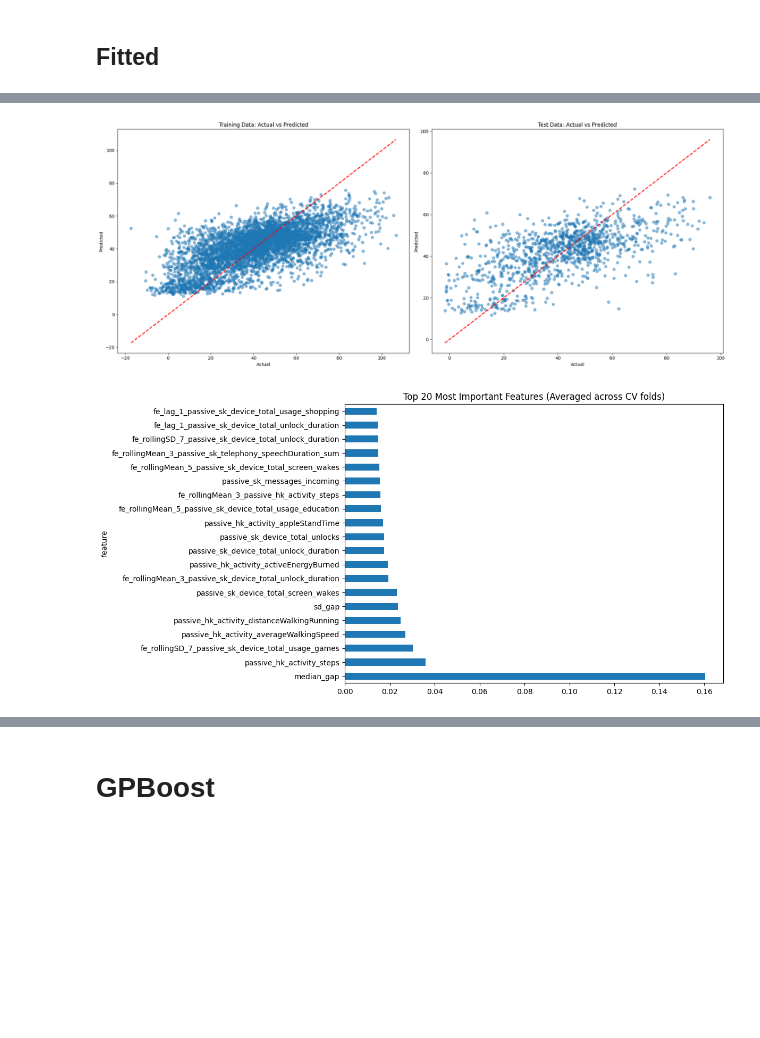
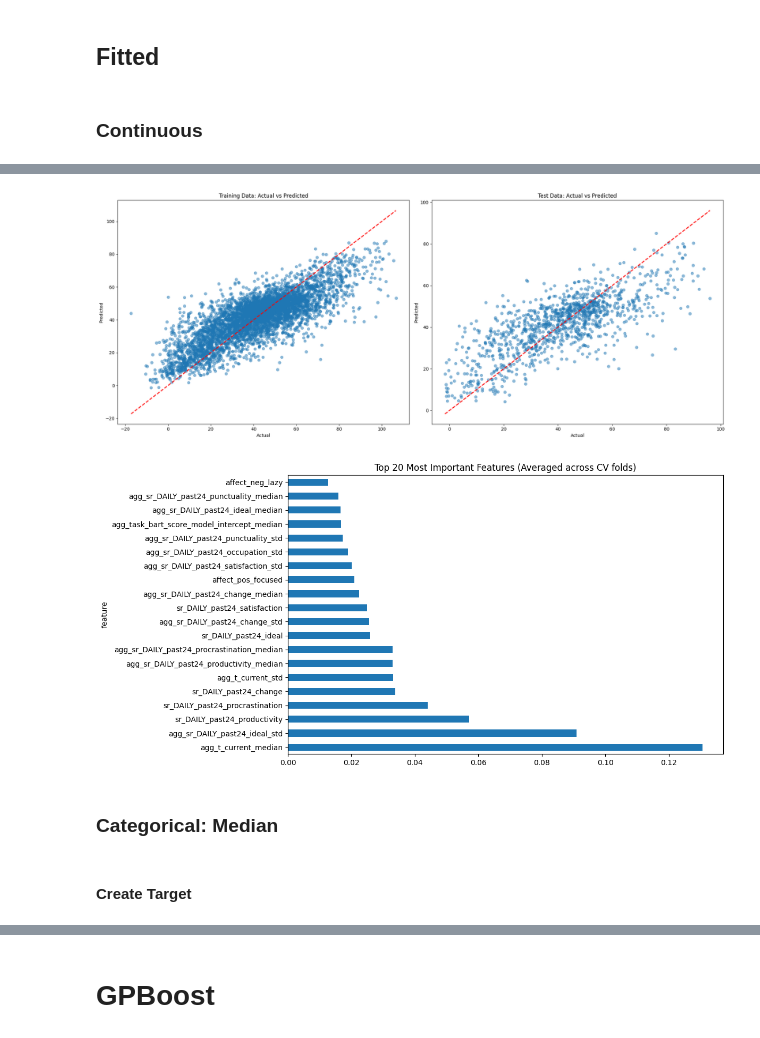
Before and after one commit to danieljwilson/3_3_experience_sampling, a Jupyter notebook: 3_3_3_data_analysis/02_analysis/Models/06_xgboost.ipynb, the cells around one changed output, grey strips where cells are left out. Drawn from its saved outputs; the diff is of its cells as text; code cells hidden in the pictures; blank space fills up the shorter version.

```diff
--- a/3_3_3_data_analysis/02_analysis/Models/06_xgboost.ipynb
+++ b/3_3_3_data_analysis/02_analysis/Models/06_xgboost.ipynb
@@ -224,3 +245,5 @@ test_data = test_data[test_data['PID'] != 'c8b323ca-be8b-4374-ab2c-b4788e4a0e3d'
 # Drop rows with missing values in t_current
 train_data_clean = train_data.dropna(subset=['t_current'])
 test_data_clean = test_data.dropna(subset=['t_current'])
+train_data_all_clean = train_data_all.dropna(subset=['t_current'])
+test_data_all_clean = test_data_all.dropna(subset=['t_current'])
@@ -279,9 +333,9 @@ features
 # %%
 # list of features that do not include string 'fe'
-features = [f for f in features if 'fe' not in f]
+fe_features = [f for f in features if 'fe' not in f]
 
-# remove weekend and day_of_week_4
-features = [f for f in features if f not in ['weekend', 'day_of_week_4']]
+# remove dummy coded days
+fe_features = [f for f in fe_features if 'weekend' not in f and 'day_of_week' not in f]
 
 # add t_current to features
-features.append('t_current')
+fe_features.append('t_current')
@@ -308,0 +342,22 @@ features.append('t_current')
+# %%
+# # Calculate median and sd for each feature within PID groups for train_data_clean
+# pid_stats_clean = train_data_clean.groupby('PID')[fe_features].agg(['median', 'std']).reset_index()
+
+# # Flatten multi-level column names with 'agg_' prefix
+# pid_stats_clean.columns = ['PID'] + [f'agg_{col[0]}_{col[1]}' for col in pid_stats_clean.columns[1:]]
+
+# Calculate median and sd for each feature within PID groups for train_data_all_clean
+pid_stats_all = train_data_all_clean.groupby('PID')[fe_features].agg(['median', 'std']).reset_index()
+
+# Flatten multi-level column names with 'agg_' prefix
+pid_stats_all.columns = ['PID'] + [f'agg_{col[0]}_{col[1]}' for col in pid_stats_all.columns[1:]]
+
+# Merge stats back to train and test data
+# train_data_clean = train_data_clean.merge(pid_stats_clean, on='PID', how='left')
+# test_data_clean = test_data_clean.merge(pid_stats_clean, on='PID', how='left')
+train_data_all_clean = train_data_all_clean.merge(pid_stats_all, on='PID', how='left')
+test_data_all_clean = test_data_all_clean.merge(pid_stats_all, on='PID', how='left')
+
+# Add the new feature names to the features list
+for f in fe_features:
+    features.extend([f'agg_{f}_median', f'agg_{f}_std'])
@@ -313,6 +441,13 @@ y_train = train_data_clean['t_current']
 
 X_test = test_data_clean[features]
 y_test = test_data_clean['t_current']
+# %%
+# Split data
+X_train = train_data_all_clean[features]
+y_train = train_data_all_clean['t_current']
+
+X_test = test_data_all_clean[features]
+y_test = test_data_all_clean['t_current']
 # %% [markdown]
 # XGBoost
 # %% [markdown]
@@ -397,6 +532,8 @@ Test MAE: 13.225
 # Combine individual and group (experiment with combination level)
 # %% [markdown]
 ## Fitted
+# %% [markdown]
+### Continuous
 # %%
 # Import required libraries
 import optuna
@@ -413,8 +550,8 @@ def objective(trial, X, y, cv_folds):
         'min_child_weight': trial.suggest_int('min_child_weight', 1, 5),  # Balanced min_child_weight
         'subsample': trial.suggest_float('subsample', 0.7, 1.0),  # Moderate subsampling
         'colsample_bytree': trial.suggest_float('colsample_bytree', 0.7, 1.0),  # Moderate feature sampling
-        'reg_alpha': trial.suggest_float('reg_alpha', 0.2, 1.0, log=True),  # Moderate L1
-        # 'reg_lambda': trial.suggest_float('reg_lambda', 0.2, 1.0, log=True),  # Moderate L2
+        'reg_alpha': trial.suggest_float('reg_alpha', 0.1, 1.0, log=True),  # Moderate L1
+        'reg_lambda': trial.suggest_float('reg_lambda', 0.1, 1.0, log=True),  # Moderate L2
         'random_state': 42,
         'early_stopping_rounds': 30  # Balanced early stopping
     }
@@ -552,2 +689,6 @@ Test MAE: 11.557
-[figure, old version]
+[figure, new version]
-[figure, old version]
+[figure, new version]
+# %% [markdown]
+### Categorical: Median
+# %% [markdown]
+#### Create Target
```
Also changed, not shown: parts of 30 cells of this notebook, 2 other files.
